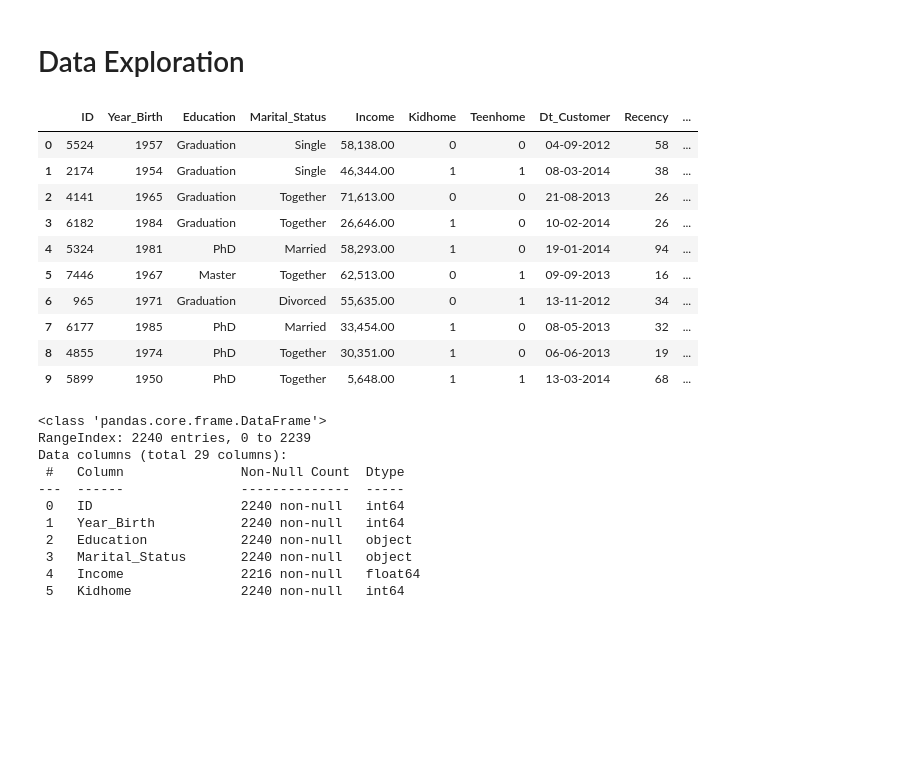
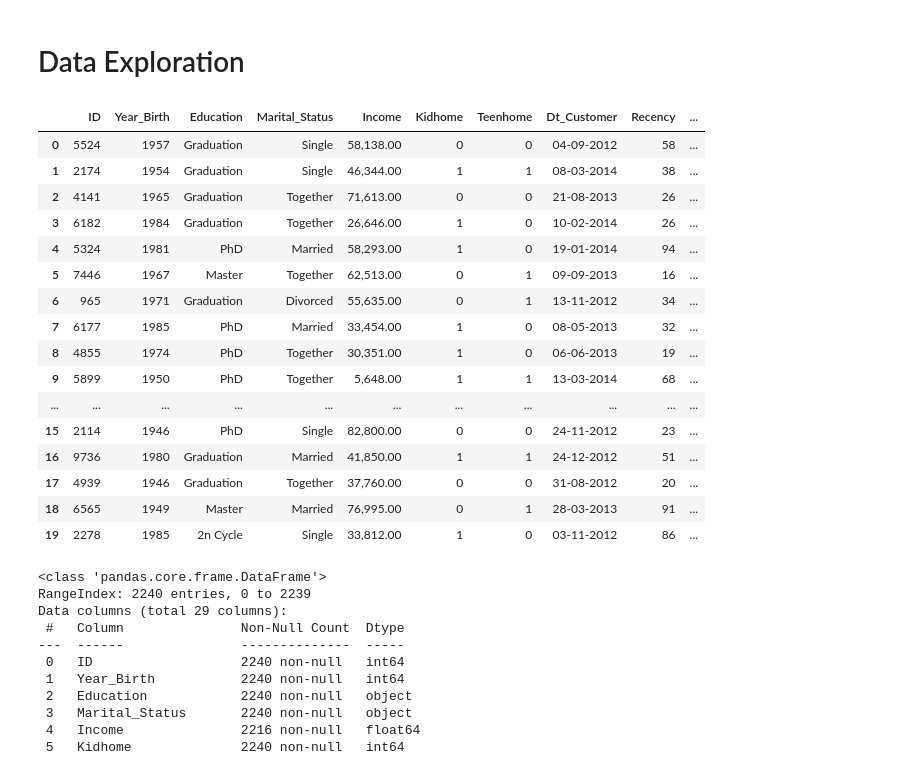
Before and after one commit to emmanuelaraba/customer-classification, a Jupyter notebook: customer-classification.ipynb, the cells around one changed output. Cells and saved outputs as stored; diff of their text form; code cells hidden in the pictures; blank space fills up the shorter version.

```diff
--- a/customer-classification.ipynb
+++ b/customer-classification.ipynb
@@ -22,19 +22,25 @@ local maxima frequencies
 # %%
 # Load the data
 df = pd.read_csv('data/customer_segmentation.csv')
-df.head(10)
+df.head(20)
 # %% [output]
 |  | ID | Year_Birth | Education | Marital_Status | Income | Kidhome | Teenhome | Dt_Customer | Recency | ... |
 | 0 | 5524 | 1957 | Graduation | Single | 58,138.00 | 0 | 0 | 04-09-2012 | 58 | ... |
 | 1 | 2174 | 1954 | Graduation | Single | 46,344.00 | 1 | 1 | 08-03-2014 | 38 | ... |
 | 2 | 4141 | 1965 | Graduation | Together | 71,613.00 | 0 | 0 | 21-08-2013 | 26 | ... |
 | 3 | 6182 | 1984 | Graduation | Together | 26,646.00 | 1 | 0 | 10-02-2014 | 26 | ... |
 | 4 | 5324 | 1981 | PhD | Married | 58,293.00 | 1 | 0 | 19-01-2014 | 94 | ... |
 | 5 | 7446 | 1967 | Master | Together | 62,513.00 | 0 | 1 | 09-09-2013 | 16 | ... |
 | 6 | 965 | 1971 | Graduation | Divorced | 55,635.00 | 0 | 1 | 13-11-2012 | 34 | ... |
 | 7 | 6177 | 1985 | PhD | Married | 33,454.00 | 1 | 0 | 08-05-2013 | 32 | ... |
 | 8 | 4855 | 1974 | PhD | Together | 30,351.00 | 1 | 0 | 06-06-2013 | 19 | ... |
 | 9 | 5899 | 1950 | PhD | Together | 5,648.00 | 1 | 1 | 13-03-2014 | 68 | ... |
+| ... | ... | ... | ... | ... | ... | ... | ... | ... | ... | ... |
+| 15 | 2114 | 1946 | PhD | Single | 82,800.00 | 0 | 0 | 24-11-2012 | 23 | ... |
+| 16 | 9736 | 1980 | Graduation | Married | 41,850.00 | 1 | 1 | 24-12-2012 | 51 | ... |
+| 17 | 4939 | 1946 | Graduation | Together | 37,760.00 | 0 | 0 | 31-08-2012 | 20 | ... |
+| 18 | 6565 | 1949 | Master | Married | 76,995.00 | 0 | 1 | 28-03-2013 | 91 | ... |
+| 19 | 2278 | 1985 | 2n Cycle | Single | 33,812.00 | 1 | 0 | 03-11-2012 | 86 | ... |
 # %%
 df.info()
 # %% [output]
```
Also changed, not shown: parts of 7 cells of this notebook.
